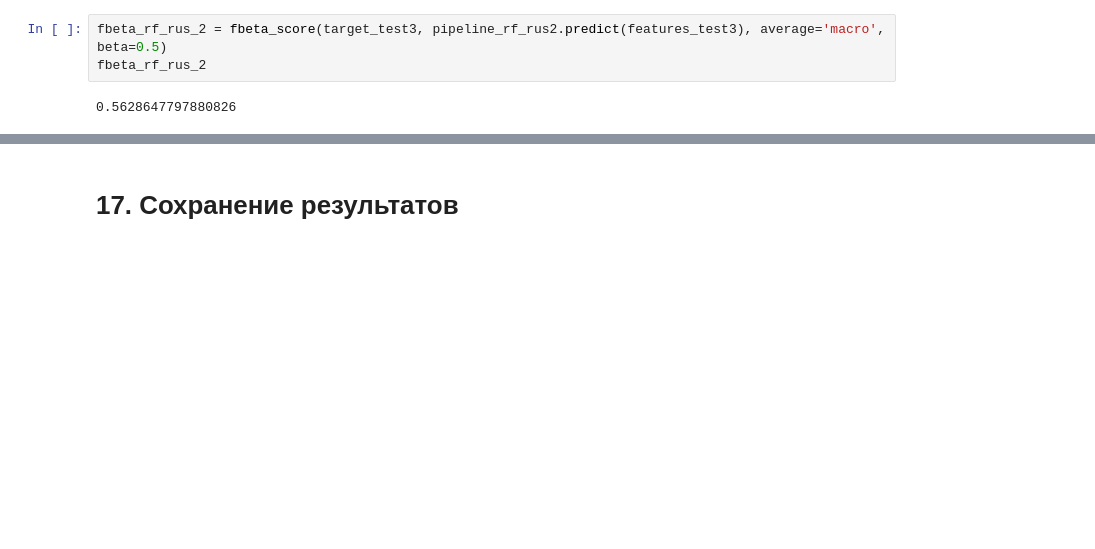
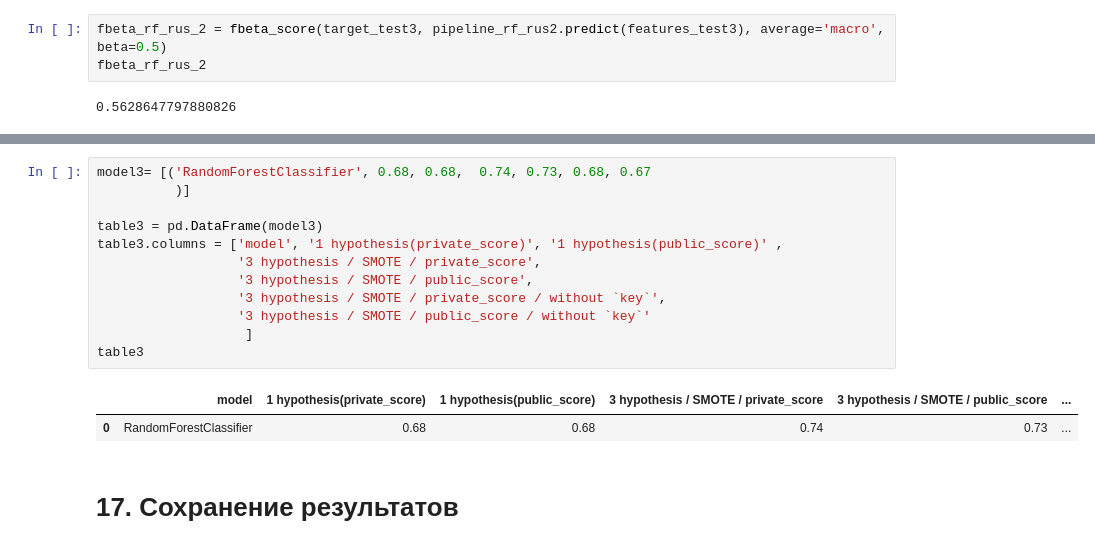
Before and after one commit to ave-a-git/portfolio, a Jupyter notebook: music_genres/music_genres.ipynb, the cells around one changed output, grey strips where cells are left out. Drawn from its saved outputs; the diff is of its cells as text; blank space fills up the shorter version.

```diff
--- a/music_genres/music_genres.ipynb
+++ b/music_genres/music_genres.ipynb
@@ -2181,6 +2177,21 @@ table2
 |  | model | 1 hypothesis | 2 hypothesis | 3 hypothesis | SMOTE | RandomUnderSampler | model | fbeta_score |
 | 0 | RandomForestClassifier | 0.594652 | 0.578152 | 0.585369 | 0.58831 | 0.564612 | RandomForestClassifier/SMOTE | 0.586330 |
 | 1 | LogisticRegression | 0.373525 | 0.369047 | 0.376087 | 0.37143 | 0.369231 | RandomForestClassifier/RandomUnde... | 0.562865 |
+# %%
+model3= [('RandomForestClassifier', 0.68, 0.68,  0.74, 0.73, 0.68, 0.67
+          )]
+
+table3 = pd.DataFrame(model3)
+table3.columns = ['model', '1 hypothesis(private_score)', '1 hypothesis(public_score)' ,
+                  '3 hypothesis / SMOTE / private_score',
+                  '3 hypothesis / SMOTE / public_score',
+                  '3 hypothesis / SMOTE / private_score / without `key`',
+                  '3 hypothesis / SMOTE / public_score / without `key`'
+                   ]
+table3
+# %% [output]
+|  | model | 1 hypothesis(private_score) | 1 hypothesis(public_score) | 3 hypothesis / SMOTE / private_score | 3 hypothesis / SMOTE / public_score | ... |
+| 0 | RandomForestClassifier | 0.68 | 0.68 | 0.74 | 0.73 | ... |
 # %% [markdown]
 # 17. Сохранение результатов
 # %%
```
Also changed, not shown: parts of 23 cells of this notebook, 1 other file.
